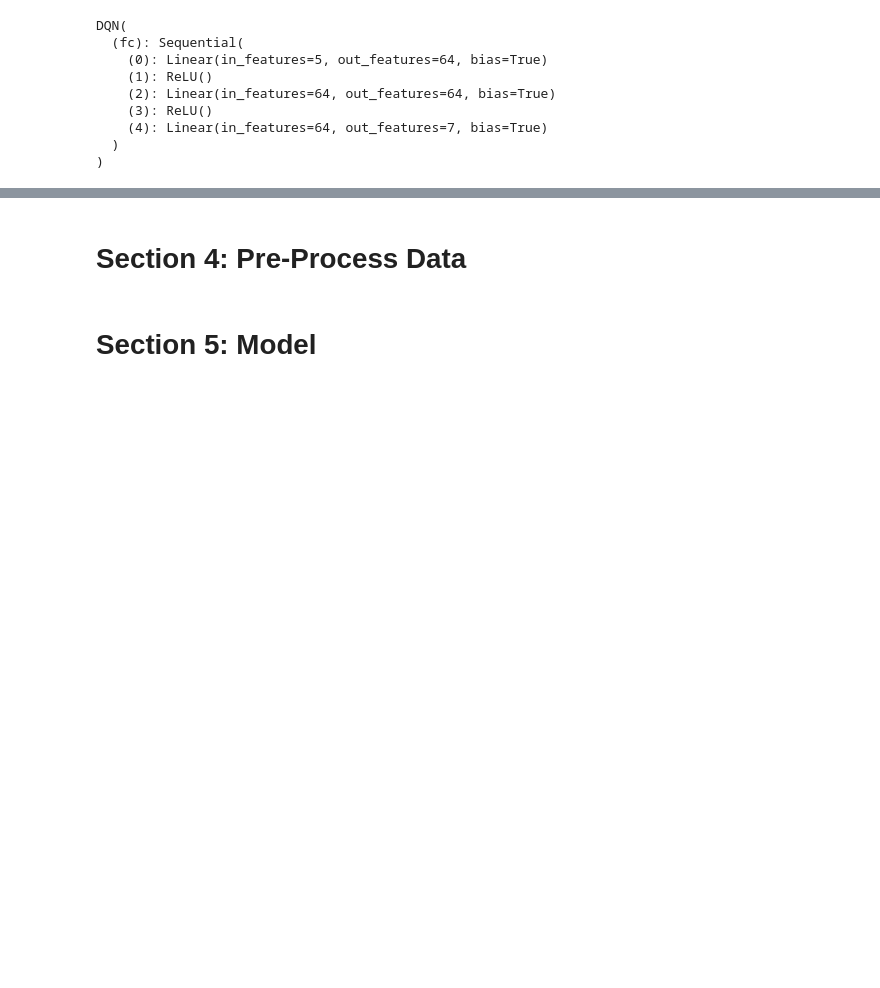
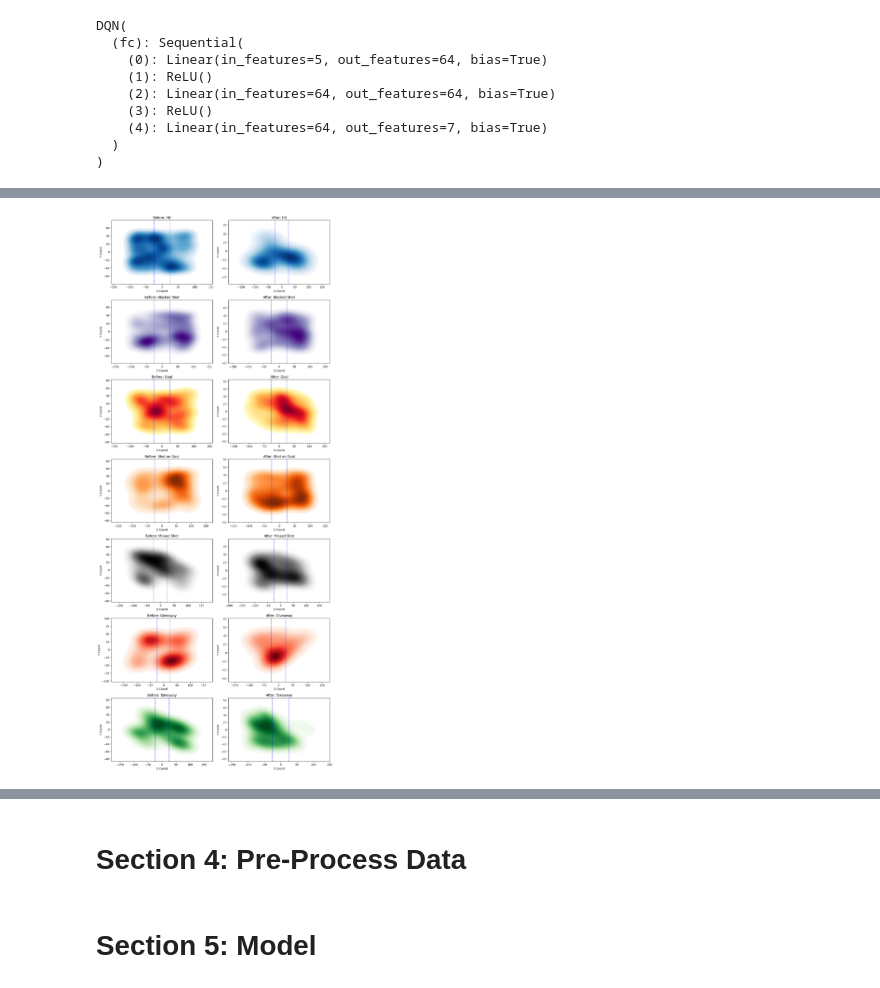
Before and after one commit to stewmckendry/Project-4---NHL-Plays, a Jupyter notebook: notebooks/Hockey_Coach.ipynb, the cells around one changed output, grey strips where cells are left out. Drawn from its saved outputs; the diff is of its cells as text; code cells hidden in the pictures; blank space fills up the shorter version.

```diff
--- a/notebooks/Hockey_Coach.ipynb
+++ b/notebooks/Hockey_Coach.ipynb
@@ -458,0 +869,49 @@ Selected Action: 2 -> Takeaway
+# %%
+# Load before & after logs
+df_before = pd.read_csv("../outputs/hockey_action_log_before.csv")  # Log before rink fix
+df_after = pd.read_csv("../outputs/hockey_action_log_after.csv")    # Log after rink fix
+
+# Define colors for different actions
+action_colors = {
+    "Hit": "Blues",
+    "Blocked Shot": "Purples",
+    "Takeaway": "Greens",
+    "Giveaway": "Reds",
+    "Shot on Goal": "Oranges",
+    "Missed Shot": "Greys",
+    "Goal": "YlOrRd"
+}
+
+# Define rink zones
+zone_lines = [-25, 25]  # Boundaries between defensive/neutral/offensive zones
+
+# Create heatmaps
+fig, axes = plt.subplots(7, 2, figsize=(12, 28))  # 7 rows (actions), 2 columns (before & after)
+
+for idx, action in enumerate(df_before["Action Name"].unique()):
+    # Before heatmap
+    ax_before = axes[idx, 0]
+    df_action_before = df_before[df_before["Action Name"] == action]
+    sns.kdeplot(x=df_action_before["X Coord"], y=df_action_before["Y Coord"], cmap=action_colors[action], fill=True, ax=ax_before, levels=50)
+    ax_before.set_title(f"Before: {action}")
+    for x in zone_lines:
+        ax_before.axvline(x=x, color="blue", linestyle="dashed", alpha=0.6)
+
+    # After heatmap
+    ax_after = axes[idx, 1]
+    df_action_after = df_after[df_after["Action Name"] == action]
+    sns.kdeplot(x=df_action_after["X Coord"], y=df_action_after["Y Coord"], cmap=action_colors[action], fill=True, ax=ax_after, levels=50)
+    ax_after.set_title(f"After: {action}")
+    for x in zone_lines:
+        ax_after.axvline(x=x, color="blue", linestyle="dashed", alpha=0.6)
+
+plt.tight_layout()
+
+# Save heatmap
+datetime = pd.Timestamp.now().strftime("%Y%m%d_%H%M%S")
+plt.savefig(f"../outputs/heatmap_comparison_switch-ends_{datetime}.png", bbox_inches='tight')
+
+
+plt.show()
+# %% [output]
+[figure, added]
```
Also changed, not shown: parts of 19 cells of this notebook, 6 other files.
